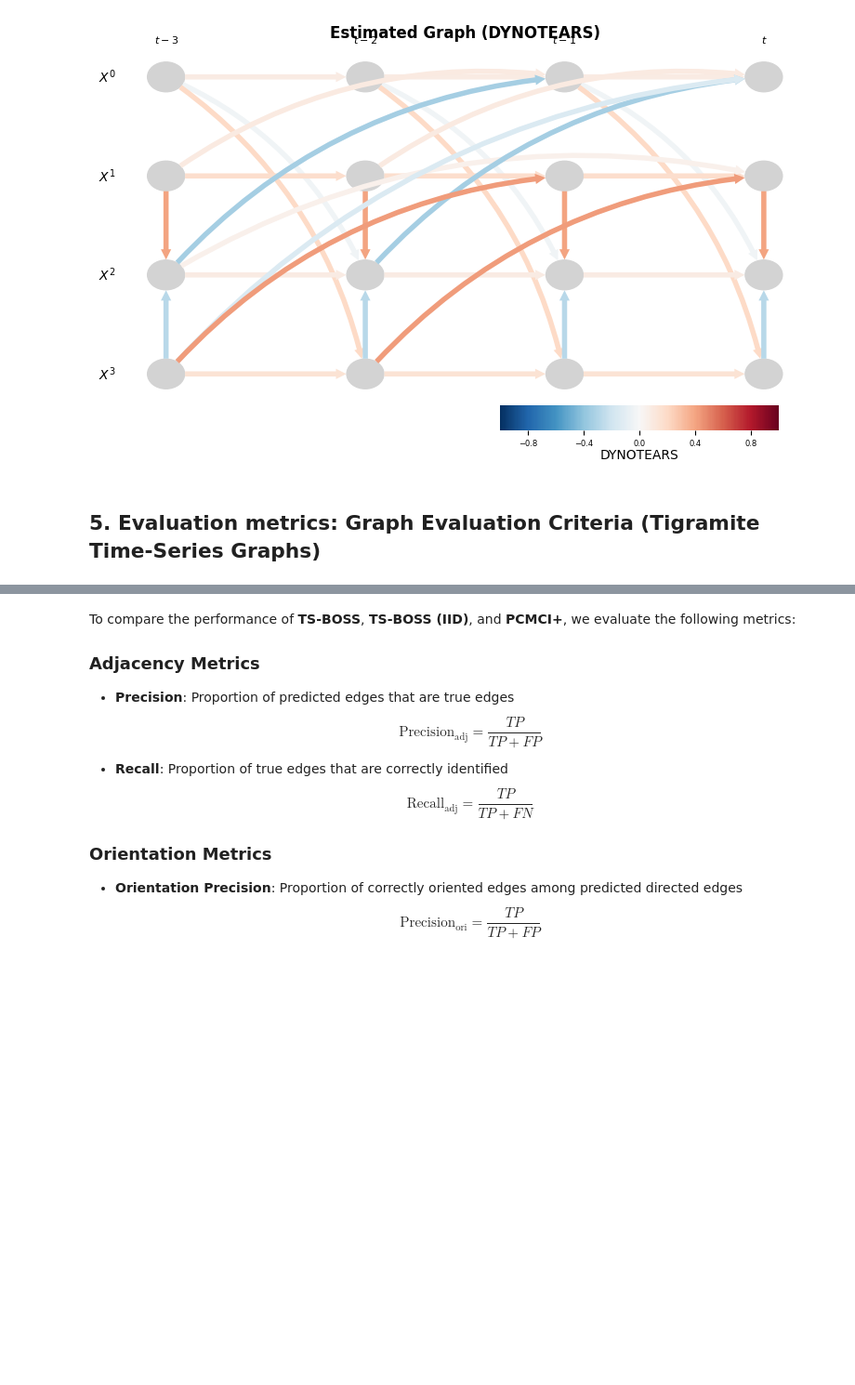
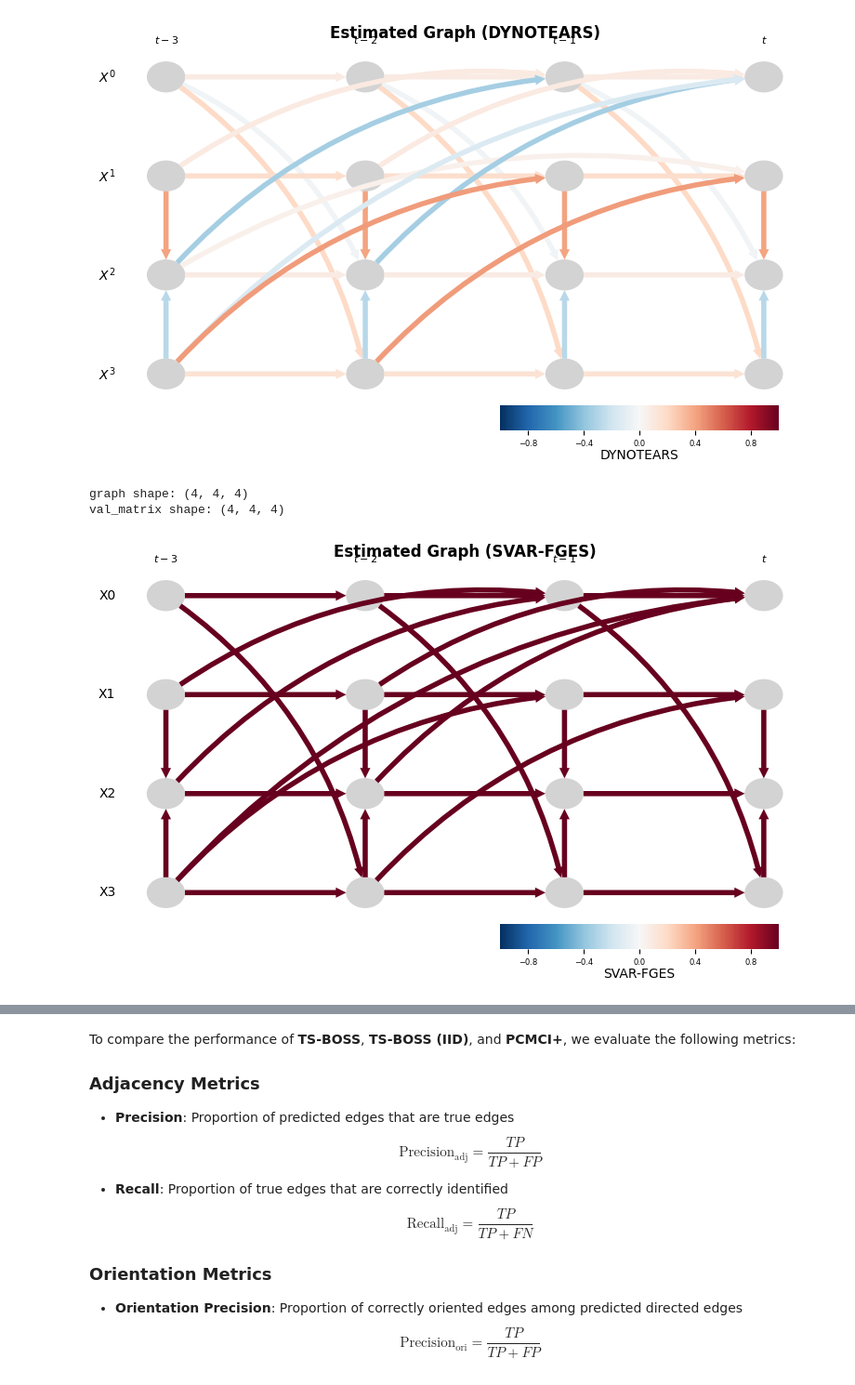
Before and after one commit to irenecastillo/TS-BOSS, a Jupyter notebook: notebooks/TS-BOSSY_notebook_experiments.ipynb, the cells around one changed output, grey strips where cells are left out. Shown at 93% size. Drawn from its saved outputs; the diff is of its cells as text; code cells hidden in the pictures; blank space fills up the shorter version.

Commit message:
feat: integrate SVAR-FGES workflow, JSON result saving, reproducibility docs, and dependency files

```diff
--- a/notebooks/TS-BOSSY_notebook_experiments.ipynb
+++ b/notebooks/TS-BOSSY_notebook_experiments.ipynb
@@ -357,0 +375,27 @@ array([['', '', '', ''],
+# %%
+
+svar_var_names = [f"X{j}" for j in range(N)]
+
+try:
+    # replicating=True asks Tetrad to enforce SVAR-style lag-repetition constraints.
+    # Some datasets trigger a cycle under this stricter setting, so we retry below.
+    svarfges_out = run_svarfges(
+        data=data,
+        lag_max=lag_max,
+        var_names=svar_var_names,
+        penalty_discount=2.0,
+        replicating=True,
+    )
+    print("SVAR-FGES finished with replicating=True")
+except Exception as e:
+    if "This graph has a cycle" not in str(e):
+        raise
+    print("SVAR-FGES failed with cycle under replicating=True; retrying with replicating=False")
+    svarfges_out = run_svarfges(
+        data=data,
+        lag_max=lag_max,
+        var_names=svar_var_names,
+        penalty_discount=2.0,
+        replicating=False,
+    )
+    print("SVAR-FGES finished with replicating=False")
@@ -442,5 +488,25 @@ plt.tight_layout()
 plt.show()
 # %% [output]
 [figure]
-# %% [markdown]
-## 5. Evaluation metrics:  Graph Evaluation Criteria (Tigramite Time-Series Graphs)
+# %%
+svarfges_graph = svarfges_out["graph"]
+svarfges_val_matrix = svarfges_out["val_matrix"]
+
+print("graph shape:", svarfges_graph.shape)
+print("val_matrix shape:", svarfges_val_matrix.shape)
+
+fig, ax = plt.subplots(figsize=(8, 5))
+tp.plot_time_series_graph(
+    fig_ax=(fig, ax),
+    val_matrix=svarfges_val_matrix,
+    graph=svarfges_graph,
+    var_names=svar_var_names,
+    link_colorbar_label='SVAR-FGES',
+)
+ax.set_title('Estimated Graph (SVAR-FGES)', fontsize=12, fontweight='bold')
+plt.tight_layout()
+plt.show()
+# %% [output]
+graph shape: (4, 4, 4)
+val_matrix shape: (4, 4, 4)
+[figure, added]
```
Also changed, not shown: parts of 34 cells of this notebook, 15 other files.
